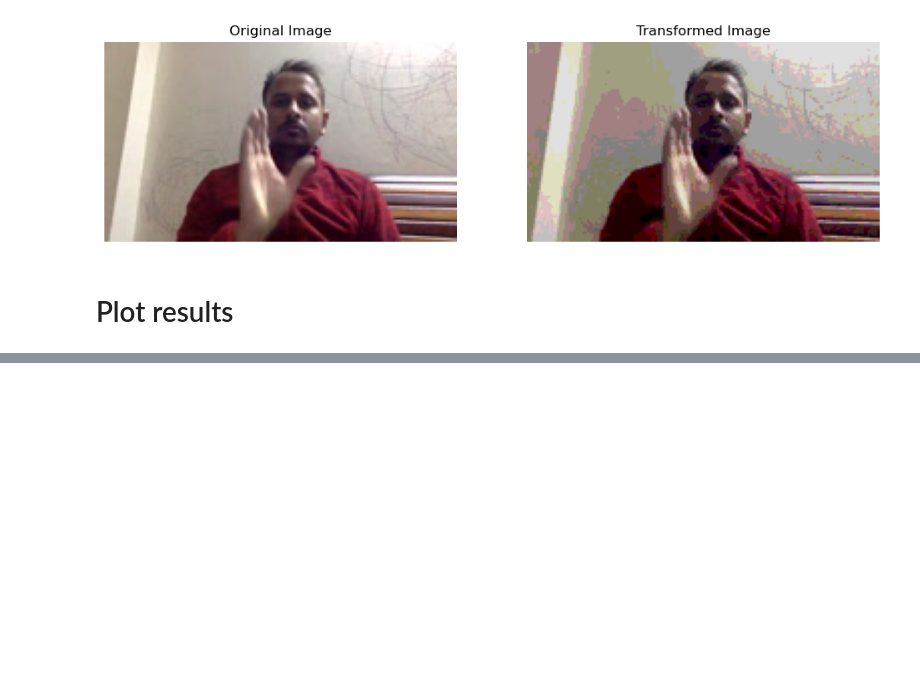
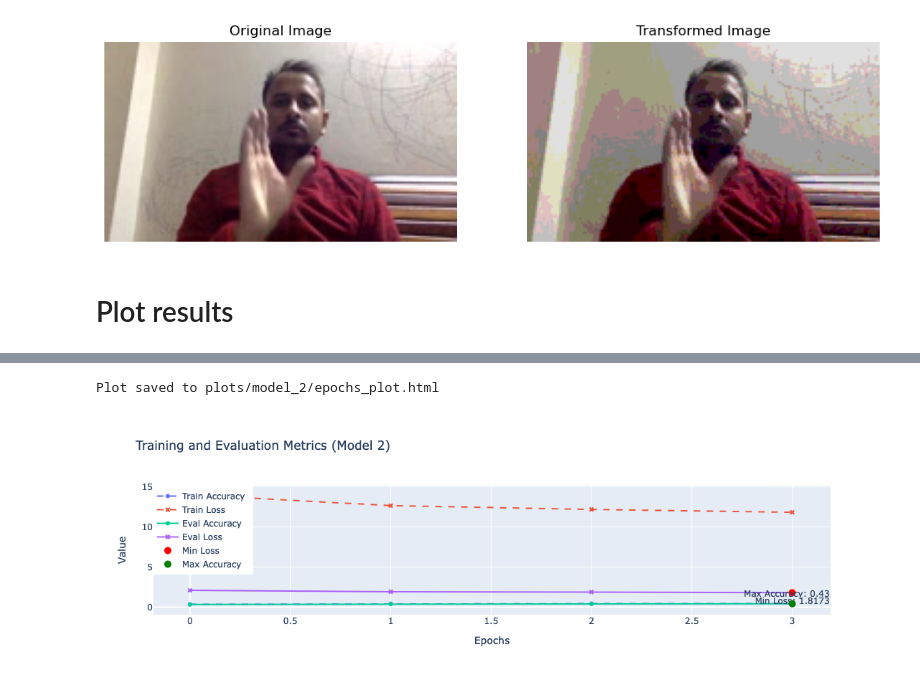
Before and after one commit to Reymer249/CompVision_ass3, a Jupyter notebook: additional_funtions.ipynb, the cells around one changed output, grey strips where cells are left out. Cells and saved outputs as stored; diff of their text form; code cells hidden in the pictures; blank space fills up the shorter version.

```diff
--- a/additional_funtions.ipynb
+++ b/additional_funtions.ipynb
@@ -179,0 +296,5 @@ plot_accuracies_losses()
+# %%
+plot_accuracies_losses_plotly(train_incl=True)
+# %% [output]
+Plot saved to plots/model_2/epochs_plot.html
+[figure, added]
```
Also changed, not shown: parts of 4 cells of this notebook, 13 other files.
